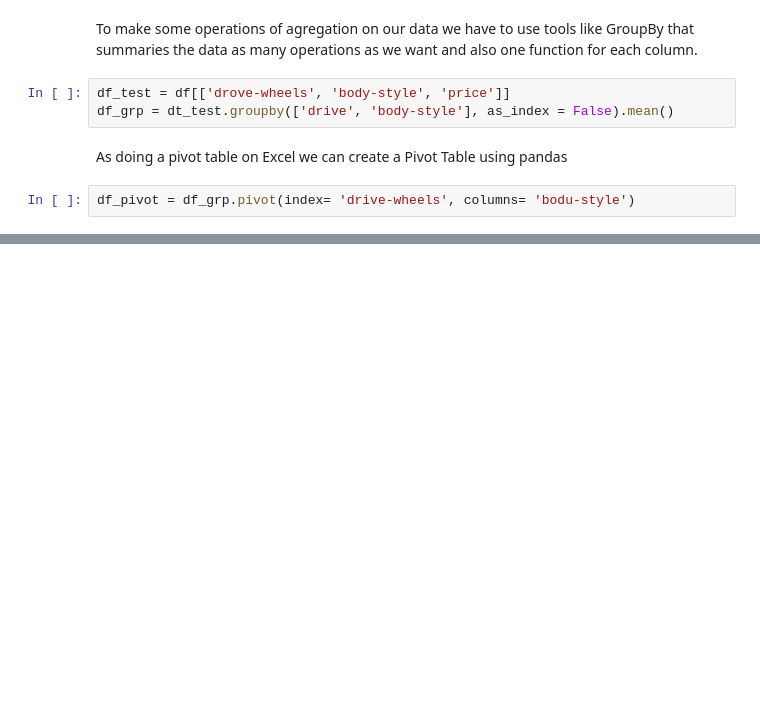
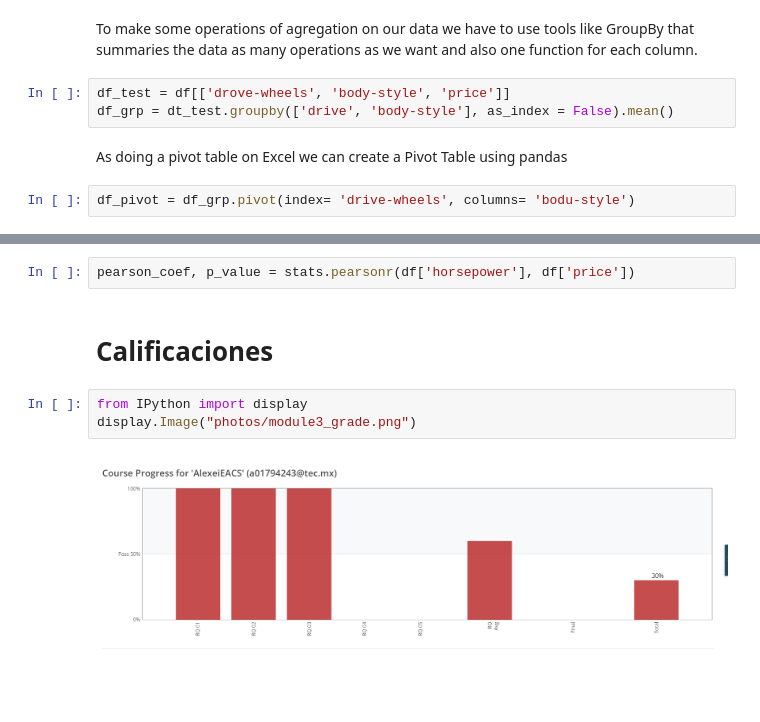
Before and after one commit to PosgradoMNA/actividades-de-aprendizaje-AlexeiEACS, a Jupyter notebook: Data Analysis with Python.ipynb, the cells around one changed output, grey strips where cells are left out. Drawn from its saved outputs; the diff is of its cells as text; blank space fills up the shorter version.

```diff
--- a/Data Analysis with Python.ipynb
+++ b/Data Analysis with Python.ipynb
@@ -250,0 +282,9 @@ df_pivot = df_grp.pivot(index= 'drive-wheels', columns= 'bodu-style')
+# %%
+pearson_coef, p_value = stats.pearsonr(df['horsepower'], df['price'])
+# %% [markdown]
+# Calificaciones
+# %%
+from IPython import display
+display.Image("photos/module3_grade.png")
+# %% [output]
+[figure, added]
```
Also changed, not shown: parts of 3 cells of this notebook.
